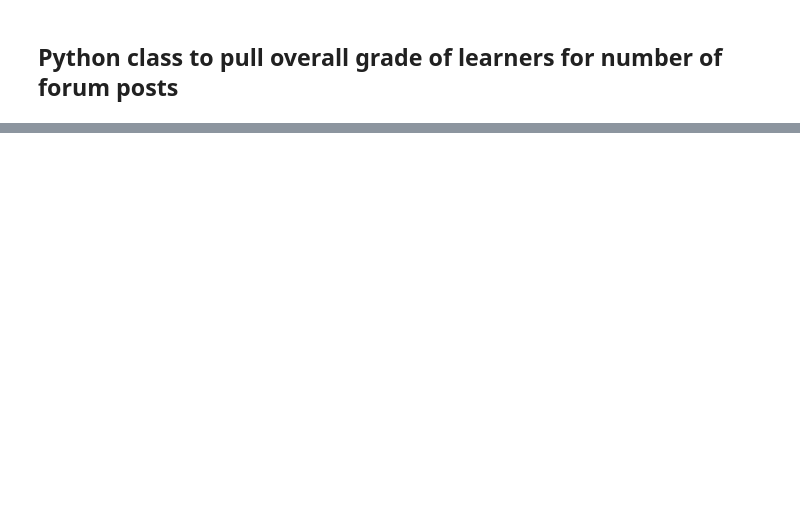
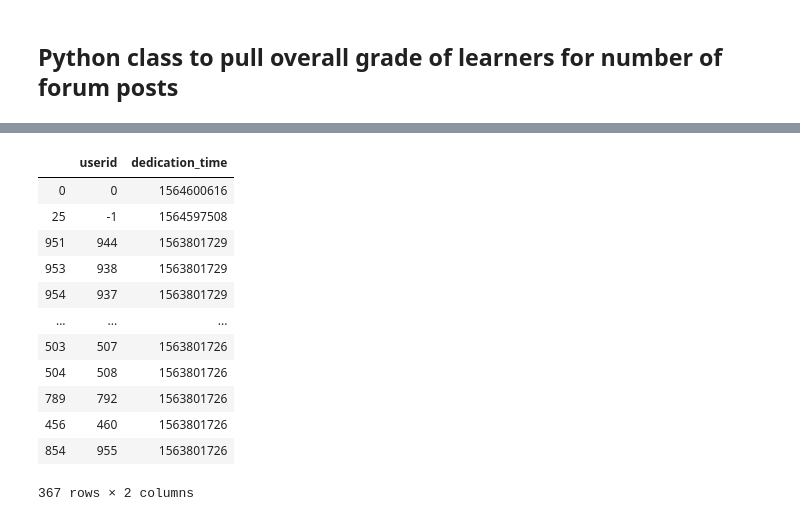
Before and after one commit to BrianOdhiambo/Education-Data-Log-Analysis, a Jupyter notebook: notebooks/Postgress_connect.ipynb, the cells around one changed output, grey strips where cells are left out. Saved outputs shown, nothing was run; the diff lists cells and outputs as text; code cells hidden in the pictures; blank space fills up the shorter version.

```diff
--- a/notebooks/Postgress_connect.ipynb
+++ b/notebooks/Postgress_connect.ipynb
@@ -626,0 +386,5 @@ The number of forum posts is: 131
+# %%
+def top_x(df, percent):
+    total_len = df.shape[0]
+    top = int((total_len * percent)/100)
+    return df.iloc[:top,]
@@ -626,0 +495,16 @@ The number of forum posts is: 131
+# %%
+top_x(dedication_time_df.sort_values('dedication_time', ascending=False), 35)
+# %% [output]
+|  | userid | dedication_time |
+| 0 | 0 | 1564600616 |
+| 25 | -1 | 1564597508 |
+| 951 | 944 | 1563801729 |
+| 953 | 938 | 1563801729 |
+| 954 | 937 | 1563801729 |
+| ... | ... | ... |
+| 503 | 507 | 1563801726 |
+| 504 | 508 | 1563801726 |
+| 789 | 792 | 1563801726 |
+| 456 | 460 | 1563801726 |
+| 854 | 955 | 1563801726 |
+367 rows × 2 columns
```
Also changed, not shown: parts of 63 cells of this notebook.
